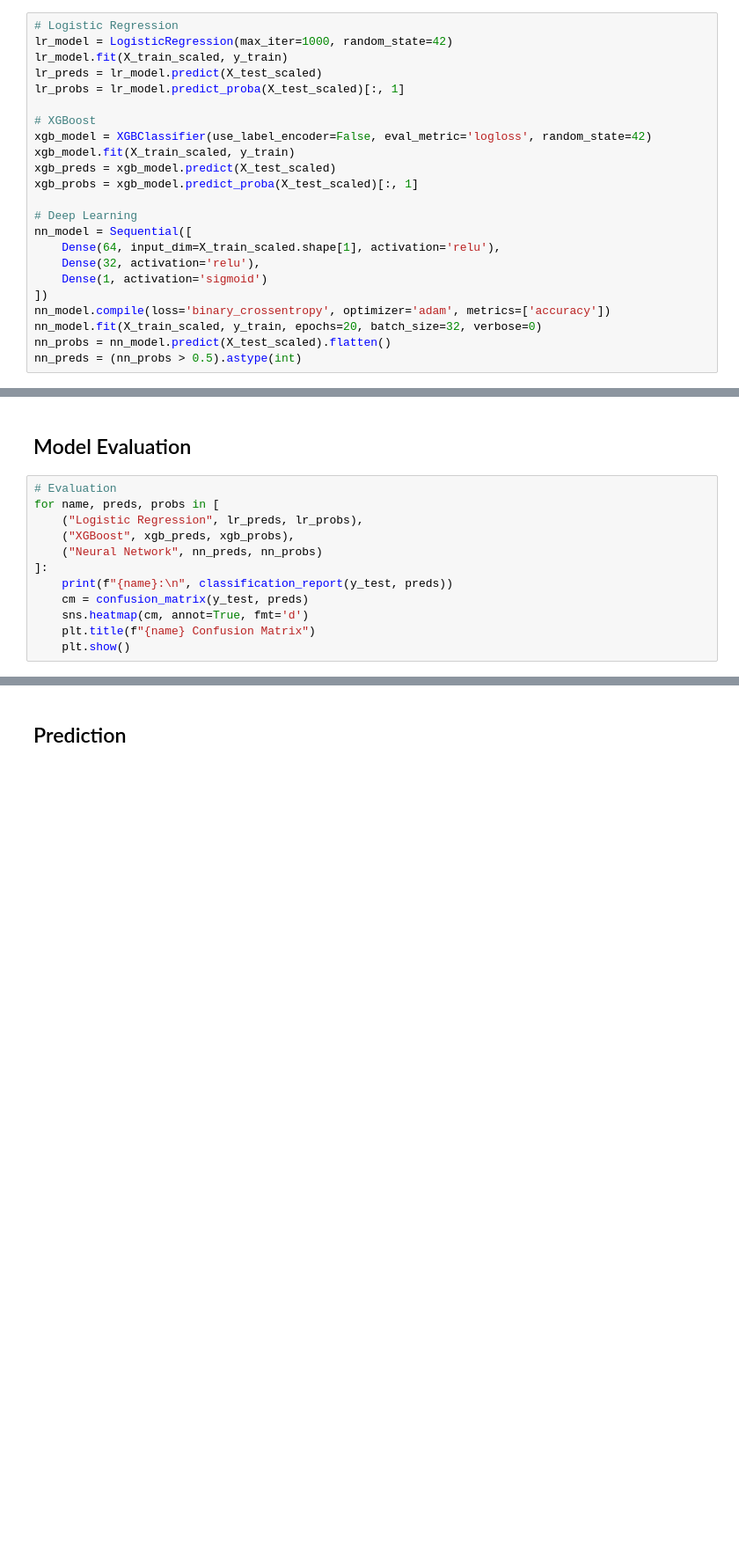
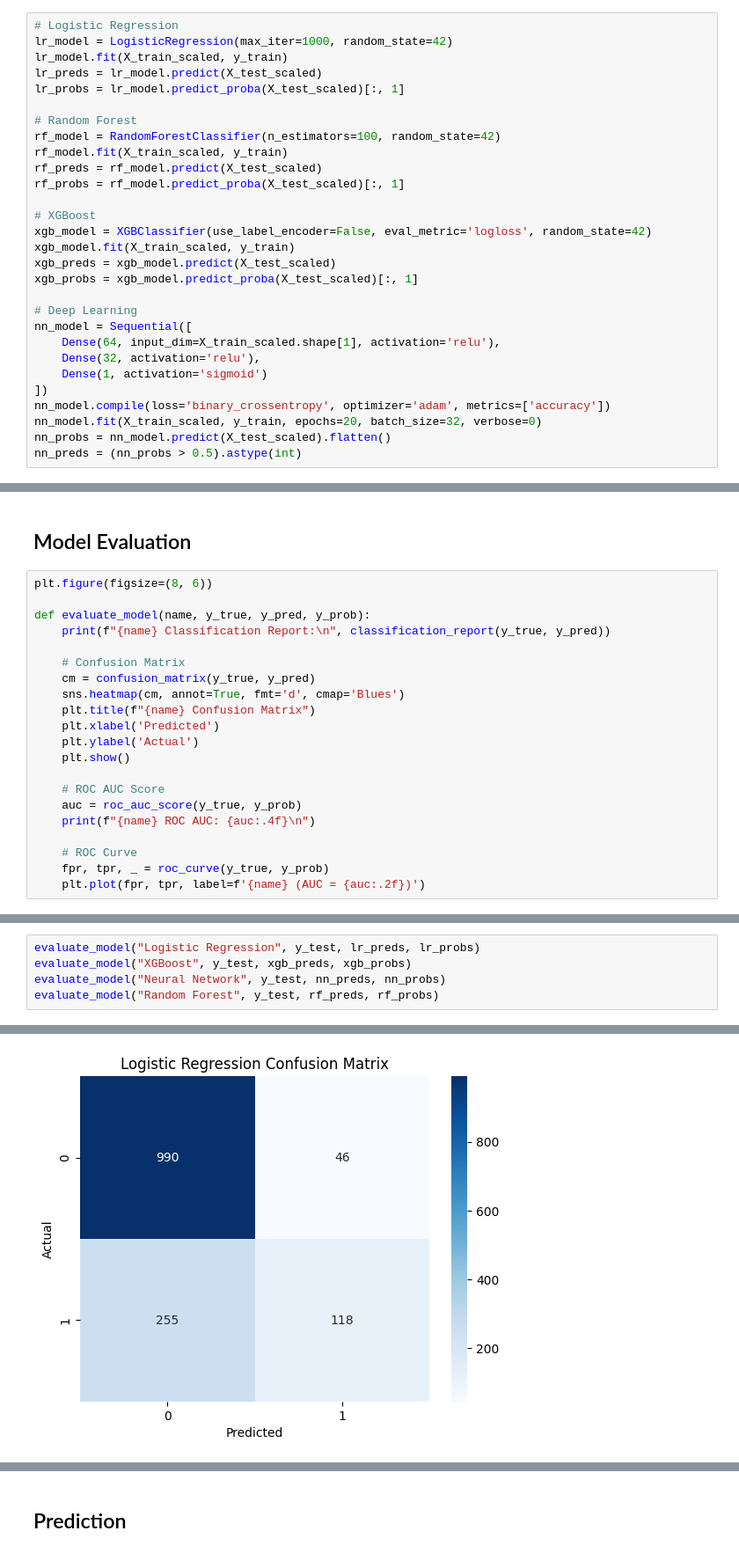
Before and after one commit to SyedaAnoosha/Machine-Learning-Projects, a Jupyter notebook: Customer-Churn-Predictor/churn_prediction.ipynb, the cells around one changed output, grey strips where cells are left out. Shown at 88% size. Cells and saved outputs as stored; diff of their text form; blank space fills up the shorter version.

```diff
--- a/Customer-Churn-Predictor/churn_prediction.ipynb
+++ b/Customer-Churn-Predictor/churn_prediction.ipynb
@@ -79,6 +89,12 @@ lr_model = LogisticRegression(max_iter=1000, random_state=42)
 lr_model.fit(X_train_scaled, y_train)
 lr_preds = lr_model.predict(X_test_scaled)
 lr_probs = lr_model.predict_proba(X_test_scaled)[:, 1]
+
+# Random Forest
+rf_model = RandomForestClassifier(n_estimators=100, random_state=42)
+rf_model.fit(X_train_scaled, y_train)
+rf_preds = rf_model.predict(X_test_scaled)
+rf_probs = rf_model.predict_proba(X_test_scaled)[:, 1]
 
 # XGBoost
 xgb_model = XGBClassifier(use_label_encoder=False, eval_metric='logloss', random_state=42)
@@ -99,14 +117,23 @@ nn_preds = (nn_probs > 0.5).astype(int)
 # %% [markdown]
 ## Model Evaluation
 # %%
-# Evaluation
-for name, preds, probs in [
-    ("Logistic Regression", lr_preds, lr_probs),
-    ("XGBoost", xgb_preds, xgb_probs),
-    ("Neural Network", nn_preds, nn_probs)
-]:
-    print(f"{name}:\n", classification_report(y_test, preds))
-    cm = confusion_matrix(y_test, preds)
-    sns.heatmap(cm, annot=True, fmt='d')
+plt.figure(figsize=(8, 6))
+
+def evaluate_model(name, y_true, y_pred, y_prob):
+    print(f"{name} Classification Report:\n", classification_report(y_true, y_pred))
+
+    # Confusion Matrix
+    cm = confusion_matrix(y_true, y_pred)
+    sns.heatmap(cm, annot=True, fmt='d', cmap='Blues')
     plt.title(f"{name} Confusion Matrix")
+    plt.xlabel('Predicted')
+    plt.ylabel('Actual')
     plt.show()
+
+    # ROC AUC Score
+    auc = roc_auc_score(y_true, y_prob)
+    print(f"{name} ROC AUC: {auc:.4f}\n")
+
+    # ROC Curve
+    fpr, tpr, _ = roc_curve(y_true, y_prob)
+    plt.plot(fpr, tpr, label=f'{name} (AUC = {auc:.2f})')
@@ -112,0 +142,6 @@ for name, preds, probs in [
+# %%
+evaluate_model("Logistic Regression", y_test, lr_preds, lr_probs)
+evaluate_model("XGBoost", y_test, xgb_preds, xgb_probs)
+evaluate_model("Neural Network", y_test, nn_preds, nn_probs)
+evaluate_model("Random Forest", y_test, rf_preds, rf_probs)
+# %% [output]
@@ -112,0 +157 @@ for name, preds, probs in [
+[figure, added]
```
Also changed, not shown: parts of 11 cells of this notebook, 1 other file.
